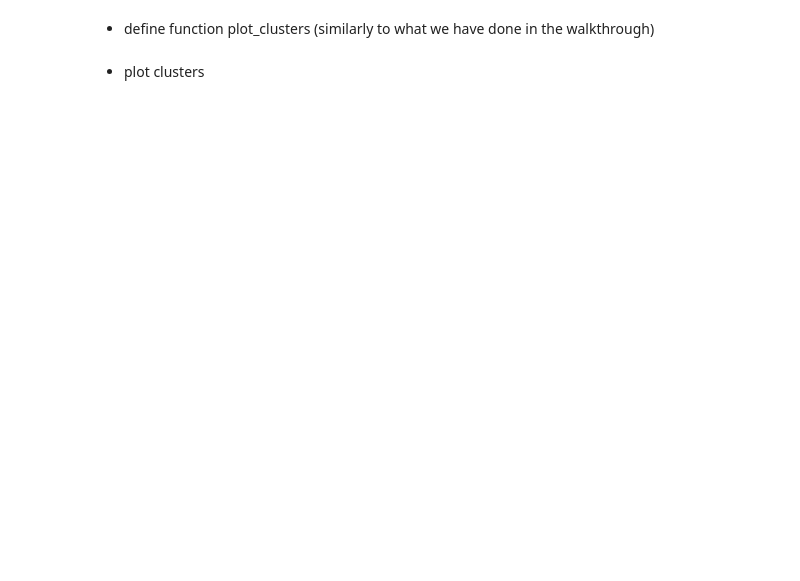
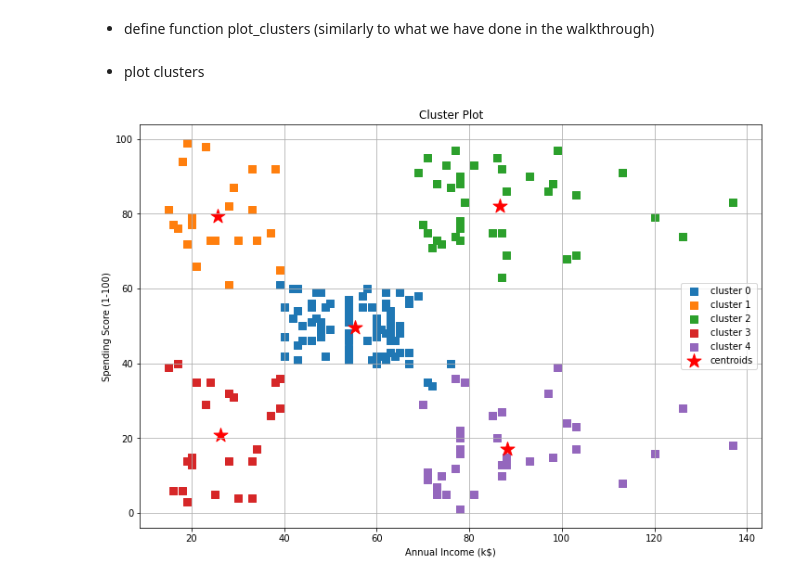
Before and after one commit to ryan-ferns/DS_auticon_week_3, a Jupyter notebook: centroid_models_exercise.ipynb, the cells around one changed output. Drawn from its saved outputs; the diff is of its cells as text; code cells hidden in the pictures; blank space fills up the shorter version.

```diff
--- a/centroid_models_exercise.ipynb
+++ b/centroid_models_exercise.ipynb
@@ -32,2 +121,9 @@ We shouldn't forget to scale the data using some technique from sklearn, even th
 # %% [markdown]
 * fit model with optimal number of clusters
+# %%
+km = KMeans(n_clusters=5,
+            n_init=10,
+            random_state=0)
+
+df2["Clusters"] = km.fit_predict(df2)
+df2.head(10)
@@ -34,4 +142,42 @@ We shouldn't forget to scale the data using some technique from sklearn, even th
 # %% [markdown]
 * define function plot_clusters (similarly to what we have done in the walkthrough)
+# %%
+def plot_clusters(df, plt_cluster_centers = False):
+    """Returns a plot of clusters and their centroids from a dataframe with 2
+    columns and an extra column of cluster labels."""
+
+    X_centroids = []
+    Y_centroids = []
+
+    for cluster in set(df.iloc[:, 2]):
+        mask = (df.iloc[:, 2] == cluster)
+        x = df[mask].iloc[:, 0]
+        y = df[mask].iloc[:, 1]
+        X_centroids.append(x.mean())
+        Y_centroids.append(y.mean())
+
+        plt.scatter(x,
+                    y,
+                    s=50,
+                    marker='s',
+                    label=f'cluster {cluster}')
+
+    if plt_cluster_centers:
+        plt.scatter(X_centroids,
+                    Y_centroids,
+                    marker='*',
+                    c='red',
+                    s=250,
+                    label='centroids')
+    plt.title('Cluster Plot')
+    plt.xlabel('Annual Income (k$)')
+    plt.ylabel('Spending Score (1-100)')
+    plt.legend()
+    plt.grid()
+    plt.show()
 # %% [markdown]
 * plot clusters
+# %%
+df2.pipe(plot_clusters, plt_cluster_centers=True)
+# %% [output]
+[figure, added]
```
Also changed, not shown: parts of 9 cells of this notebook.
